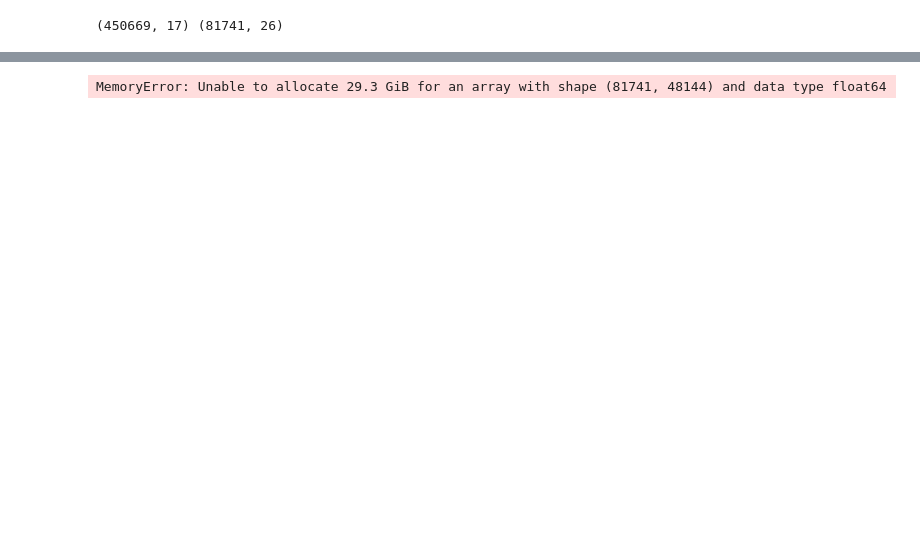
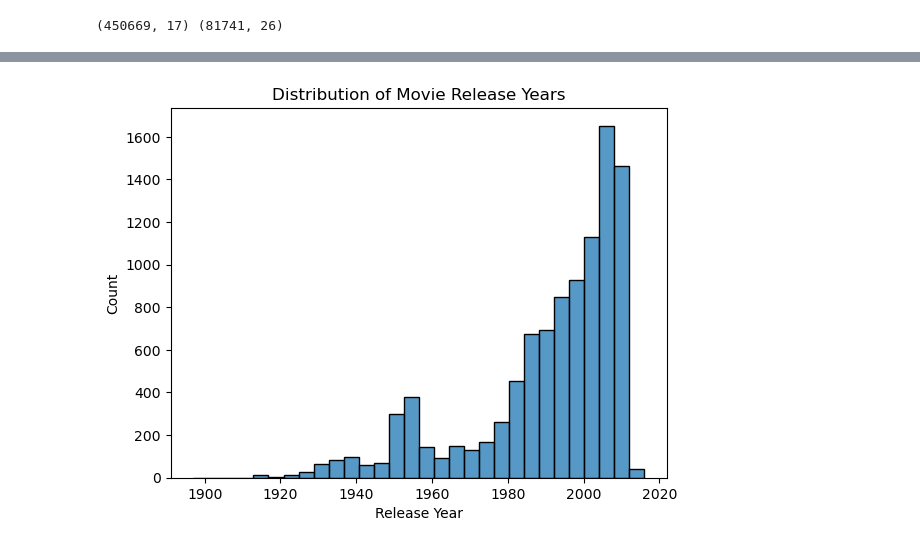
Before and after one commit to epfl-ada/ada-2023-project-byggemandbob, a Jupyter notebook: kav.ipynb, the cells around one changed output, grey strips where cells are left out. Drawn from its saved outputs; the diff is of its cells as text; code cells hidden in the pictures; blank space fills up the shorter version.

```diff
--- a/kav.ipynb
+++ b/kav.ipynb
@@ -99,0 +119,3 @@ print(character_metadata.shape, movie_metadata.shape)
+# %%
+movie_metadata_filtered = movie_metadata[movie_metadata["log_Movie_box_office_revenue"] > 0]
+movie_metadata_filtered.dropna(inplace=True)
@@ -100 +169,14 @@ print(character_metadata.shape, movie_metadata.shape)
+# %%
+movie_metadata_filtered = movie_metadata_filtered[movie_metadata_filtered["Movie_release_year"] > 1800]
+import seaborn as sns
+import matplotlib.pyplot as plt
+
+# Assuming movie_metadata_filtered is your DataFrame
+sns.histplot(movie_metadata_filtered["Movie_release_year"], bins=30, kde=False)
+plt.title("Distribution of Movie Release Years")
+plt.xlabel("Release Year")
+plt.ylabel("Count")
+plt.show()
+# %% [output]
+[figure, added]
 # %%
@@ -104,13 +190,0 @@ movie_reg_data = movie_metadata[['Movie_release_date', 'Movie_runtime', 'Movie_l
-# %%
-model1_movie = smf.ols(formula='log_Movie_box_office_revenue ~ Movie_release_date + Movie_runtime + \
-                                C(Movie_languages) + C(Movie_countries) + C(Movie_genres) + \
-                                Movie_release_year',
-                       data=movie_reg_data)
-# Fit the model
-np.random.seed(2)
-res = model1_movie.fit()
-
-# Print the summary output provided by the library
-print(res.summary())
-# %% [output]
-MemoryError: Unable to allocate 29.3 GiB for an array with shape (81741, 48144) and data type float64
```
Also changed, not shown: parts of 17 cells of this notebook.
